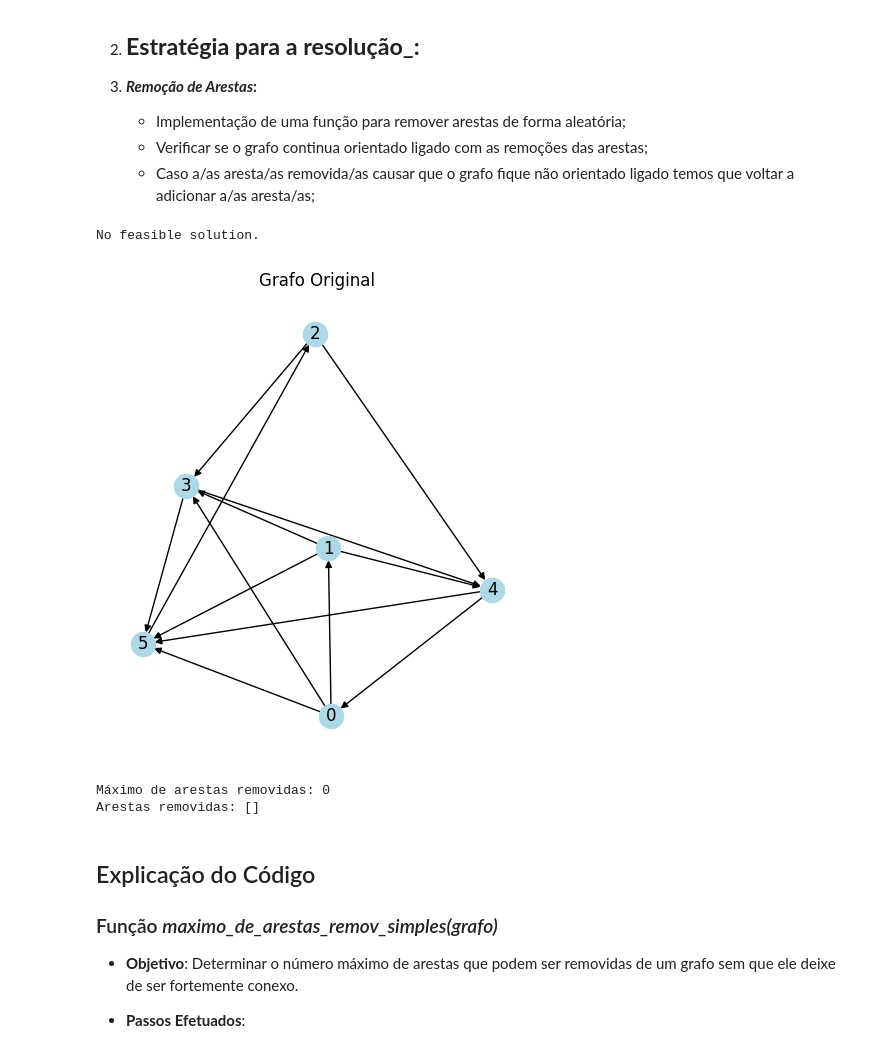
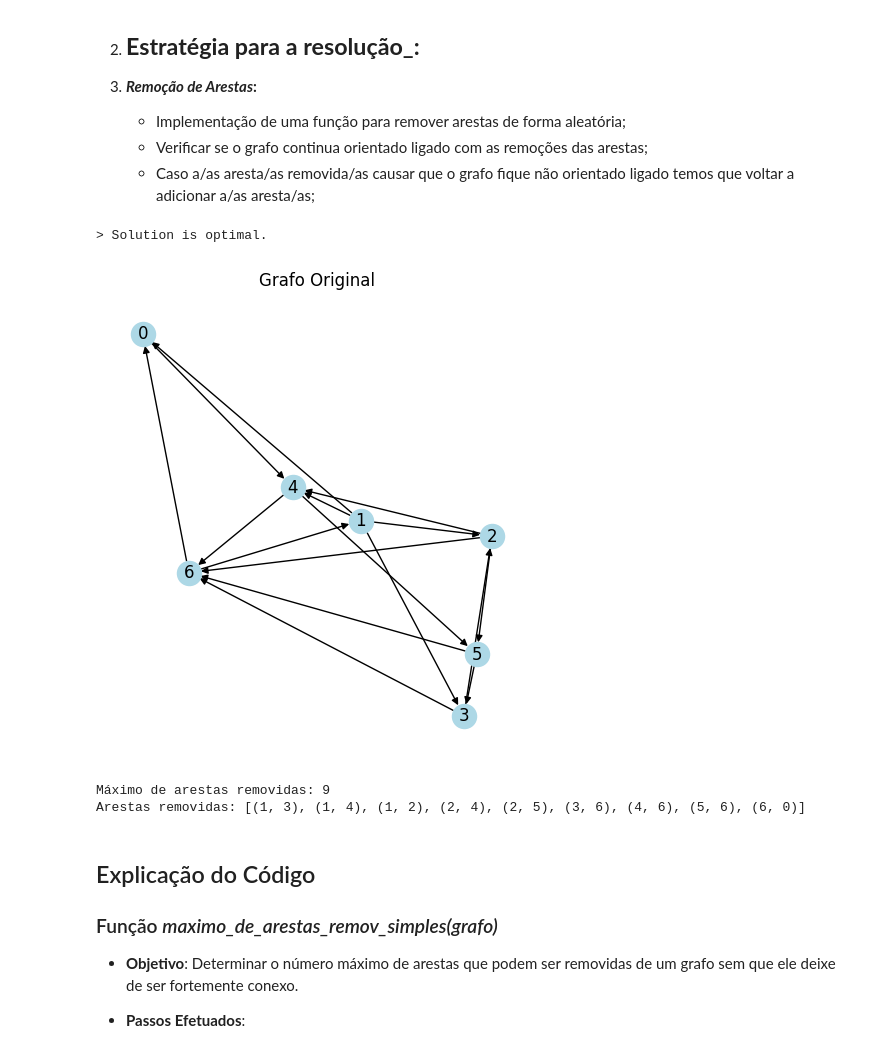
Before and after one commit to 27Nizzo/Logica-Comp.-TP-s, a Jupyter notebook: tp1pt2.ipynb, the cells around one changed output. Cells and saved outputs as stored; diff of their text form; code cells hidden in the pictures.

```diff
--- a/tp1pt2.ipynb
+++ b/tp1pt2.ipynb
@@ -123,41 +119,63 @@ from ortools.linear_solver import pywraplp
 import random
 import matplotlib.pyplot as plt
 
-def geraGrafo(min_nodes=6, max_nodes=10):
-    N = random.randint(min_nodes, max_nodes)
-    grafo = nx.DiGraph()
-    grafo.add_nodes_from(range(N))
+N = random.randint(6,10)
 
-    for node in range(N):
-        possible_dests = [n for n in range(N) if n != node and not grafo.has_edge(n, node)]
-        desc = min(random.randint(1, 3), len(possible_dests))
-        dest = random.sample(possible_dests, desc)
-        grafo.add_edges_from((node, d) for d in dest)
-
-    return grafo
+def geraGrafo(N):
+    while True:
+        grafo = nx.DiGraph()
+        grafo.add_nodes_from(range(N))
+        nodes = list(range(N))
+        random.shuffle(nodes)
+        for i in range(N):
+            grafo.add_edge(nodes[i], nodes[(i+1) % N])
+        for node in range(N):
+            possible_dests = [n for n in range(N) if n != node and not grafo.has_edge(n, node)]
+            desc = min(random.randint(1, 3), len(possible_dests))
+            dest = random.sample(possible_dests, desc)
+            grafo.add_edges_from((node, d) for d in dest)
+        if nx.is_strongly_connected(grafo):
+            return grafo
 
 def solve(graph):
     solver = pywraplp.Solver.CreateSolver('SCIP')
-    N = len(graph.nodes())
+    Q = len(graph.nodes())
 
     # Criação de variáveis para as arestas
-    E = {}
+    A = {}
     for a, b in graph.edges():
-        E[(a, b)] = solver.BoolVar(f"E[{a},{b}]")
+        A[(a, b)] = solver.BoolVar(f"A[{a},{b}]")
+
+    #Criação de variáveis para os caminhos
+    C = {}
+    for o in range(Q):
+        for d in range(Q):
+            if o != d:
+                C[(o,d)] = {}
+                for c in nx.shortest_simple_paths(graph,o,d):
+                    caminho = []
+                    for i in range(len(c)-1):
+                        caminho.append((c[i],c[i+1]))
+                    C[(o,d)][tuple(caminho)] = solver.BoolVar(f"C[{o},{d},{caminho}]")
+
+    # Existe pelo menos um caminho entre quaisquer dois vértices
+
+    for o in range(Q):
+        for d in range(Q):
+            if o != d:
+                solver.Add(sum([C[(o,d)][c] for c in C[o,d]]) >= 1)
+
 
     # Adicionar restrições de conectividade
-    for o in range(N):
-        for d in range(N):
+    for o in range(Q):
+        for d in range(Q):
             if o != d:
-                # Garantir que exista um fluxo entre 'o' e 'd'
-                solver.Add(solver.Sum(E[(a, b)] for a, b in graph.edges() if a == o and (a, b) in E) -
-                           solver.Sum(E[(b, a)] for a, b in graph.edges() if b == o and (b, a) in E) >= 1)
-
-                solver.Add(solver.Sum(E[(b, a)] for a, b in graph.edges() if b == d and (b, a) in E) -
-                           solver.Sum(E[(a, b)] for a, b in graph.edges() if a == d and (a, b) in E) >= 1)
+                if len(C[(o,d)]) > 1:
+                    for c in C[(o,d)]:
+                        solver.Add(sum(A[a] for a in c) >= len(c) * C[(o,d)][c])
 
     # Minimizar o número de arestas utilizadas
-    solver.Minimize(solver.Sum([E[(a, b)] for a, b in graph.edges()]))
+    solver.Minimize(solver.Sum([A[(a, b)] for a, b in graph.edges()]))
 
     # Resolver o problema
     status = solver.Solve()
@@ -173,39 +191,39 @@ def solve(graph):
     resultado_grafo = nx.DiGraph()
     lista_arestas_removidas = []
     for (a, b) in graph.edges():
-        if E[(a, b)].solution_value() > 0:
+        if A[(a, b)].solution_value() > 0:
             resultado_grafo.add_edge(a, b)
         else:
             lista_arestas_removidas.append((a, b))
 
     max_arestas_removidas = len(lista_arestas_removidas)
     return resultado_grafo, max_arestas_removidas, lista_arestas_removidas
 
 # Exemplo de uso
-grafo = geraGrafo()
+grafo = geraGrafo(N)
 resultado_grafo, max_arestas_removidas, lista_arestas_removidas = solve(grafo)
 
 # Guardar o número máximo de arestas removidas numa lista
 arestas_removidas_lista = [max_arestas_removidas]
 
 # Desenhar o grafo original
 plt.figure(figsize=(12, 6))
 plt.subplot(121)
 nx.draw(grafo, with_labels=True, node_color='lightblue', arrows=True)
 plt.title("Grafo Original")
 
 # Desenhar o grafo resultante
 
 
 plt.show()
 
 print(f"Máximo de arestas removidas: {max_arestas_removidas}")
 print(f"Arestas removidas: {lista_arestas_removidas}")
 # %% [output]
-No feasible solution.
+> Solution is optimal.
-[figure, old version]
+[figure, new version]
-Máximo de arestas removidas: 0
-Arestas removidas: []
+Máximo de arestas removidas: 9
+Arestas removidas: [(1, 3), (1, 4), (1, 2), (2, 4), (2, 5), (3, 6), (4, 6), (5, 6), (6, 0)]
 # %% [markdown]
 ## Explicação do Código
 
```
Also changed, not shown: parts of 1 cell of this notebook, 1 other file.
